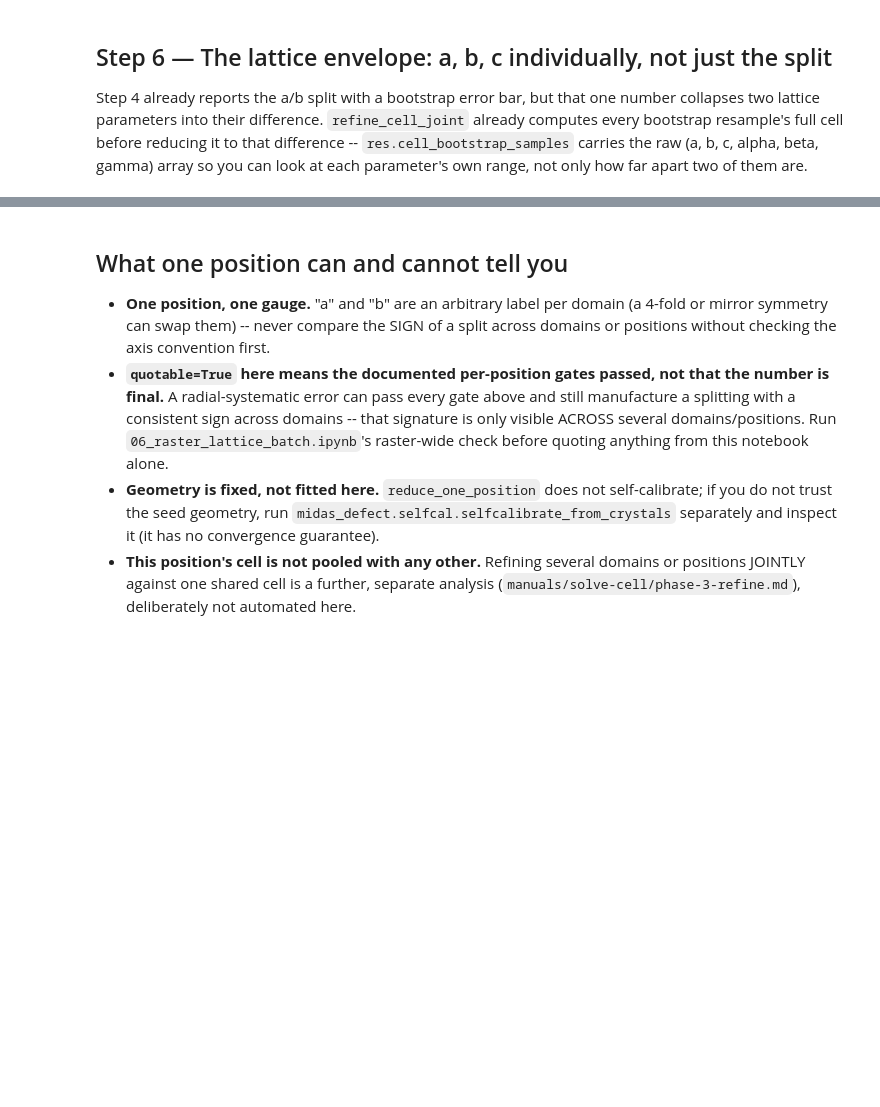
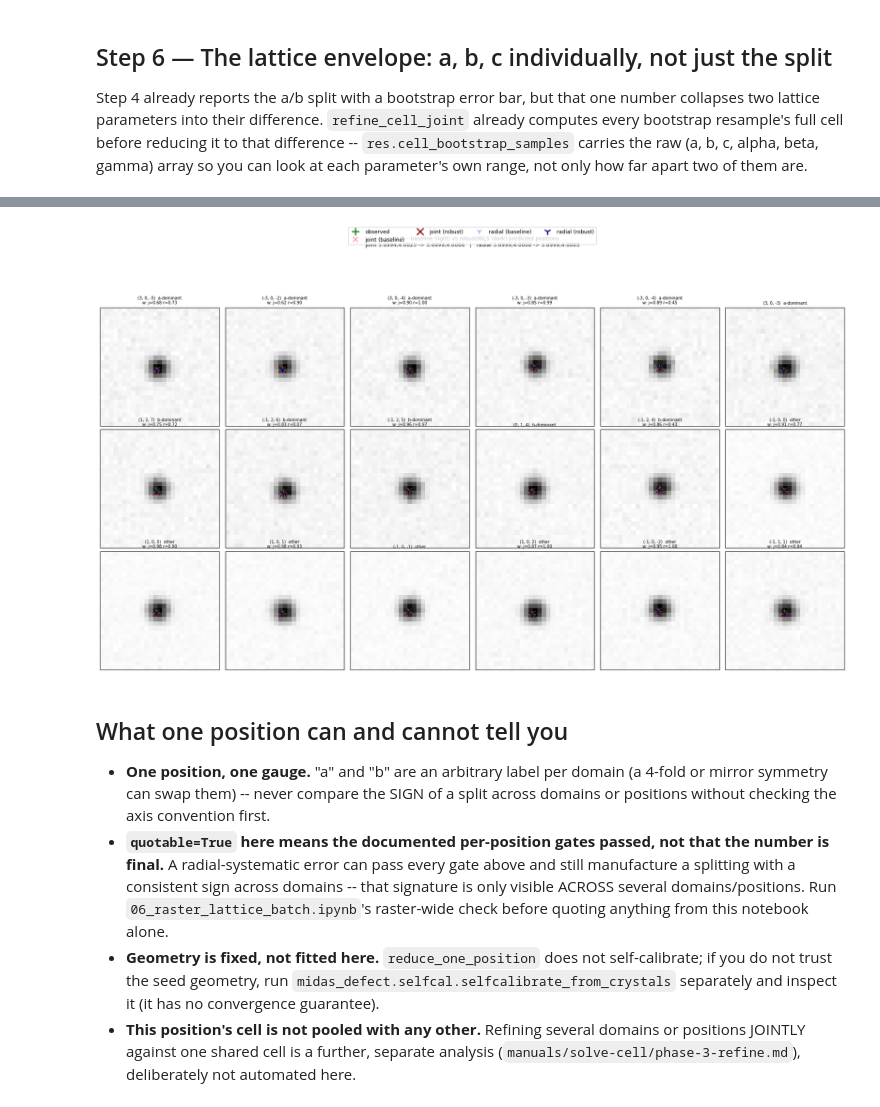
Before and after one commit to marinerhemant/MIDAS, a Jupyter notebook: packages/midas_defect/notebooks/05_raster_lattice_single_point.ipynb, the cells around one changed output, grey strips where cells are left out. Cells and saved outputs as stored; diff of their text form; code cells hidden in the pictures; blank space fills up the shorter version.

```diff
--- a/packages/midas_defect/notebooks/05_raster_lattice_single_point.ipynb
+++ b/packages/midas_defect/notebooks/05_raster_lattice_single_point.ipynb
@@ -285,0 +532,83 @@ else:
+# %%
+from midas_hkls.cell_constrained import refine_cell_joint_robust, refine_cell_radial_robust
+
+if not res.domains.domains:
+    print("No domains found at this position -- nothing to check. See res.notes.")
+else:
+    fj_rob = refine_cell_joint_robust(doms_, system="orthorhombic", cell0=SEED_CELL, two_pi=True,
+                                      n_bootstrap=2000, rng=np.random.default_rng(0))
+    fr_rob = refine_cell_radial_robust(doms_, system="orthorhombic", cell0=SEED_CELL, two_pi=True,
+                                       n_bootstrap=2000, rng=np.random.default_rng(0))
+    U_joint_rob = _rotvec_to_R(np.asarray(fj_rob.rotvecs[0]))
+    # radial never fits an orientation -- Stage A's U_radial (from Step 7) applies to
+    # the robust radial cell too, exactly as it did to the baseline one.
+
+    sj_rob, sigj_rob, zj_rob = split_with_error(fj_rob)
+    sr_rob, sigr_rob, zr_rob = split_with_error(fr_rob)
+    print(f"joint   baseline: split={sj:.3f}% +/- {sigj:.3f}pp (z={zj:.2f})")
+    print(f"joint   robust  : split={sj_rob:.3f}% +/- {sigj_rob:.3f}pp (z={zj_rob:.2f})  "
+         f"[{fj_rob.robust_n_iter} IRLS iterations]")
+    print(f"radial  baseline: split={sr:.3f}% +/- {sigr:.3f}pp (z={zr:.2f})")
+    print(f"radial  robust  : split={sr_rob:.3f}% +/- {sigr_rob:.3f}pp (z={zr_rob:.2f})  "
+         f"[{fr_rob.robust_n_iter} IRLS iterations]")
+
+    w_j, w_r = fj_rob.weights[0], fr_rob.weights[0]
+    flagged_j = [i for i in range(len(hkl_all)) if w_j[i] < 0.7]
+    flagged_r = [i for i in range(len(hkl_all)) if w_r[i] < 0.7]
+    flagged_both = sorted(set(flagged_j) & set(flagged_r))
+    print(f"\n{len(flagged_j)}/{len(hkl_all)} reflections downweighted (w<0.7) under JOINT, "
+         f"{len(flagged_r)}/{len(hkl_all)} under RADIAL, "
+         f"{len(flagged_both)} flagged by BOTH independently:")
+    for i in flagged_both:
+        print(f"  hkl={tuple(int(v) for v in hkl_all[i])!s:>16s}  w_joint={w_j[i]:.2f}  w_radial={w_r[i]:.2f}")
+    print("(joint's weights skew lower than radial's even on CLEAN data -- see the "
+         "calibration caveat in refine_cell_joint_robust's docstring; only agreement "
+         "between the two is a strong signal, a low joint-only weight on its own is not)")
+
+    half_win = 13
+    ncols, nrows = 6, 3
+    fig, axes = plt.subplots(nrows, ncols, figsize=(3.0 * ncols, 3.6 * nrows))
+    axes_flat = axes.ravel()
+    for ax, (label, i) in zip(axes_flat, selection):
+        hk = tuple(int(v) for v in hkl_all[i])
+        row_o, col_o, frame_o = row_obs_all[i], col_obs_all[i], frame_obs_all[i]
+        half_frames = max(3, int(np.ceil(n_frames_obs_all[i] / 2)) + 2)
+        f_lo = max(0, int(round(frame_o)) - half_frames)
+        f_hi = min(frames.shape[0], int(round(frame_o)) + half_frames + 1)
+        r0, c0 = int(round(row_o)), int(round(col_o))
+        r_lo, r_hi = max(0, r0 - half_win), min(frames.shape[1], r0 + half_win + 1)
+        c_lo, c_hi = max(0, c0 - half_win), min(frames.shape[2], c0 + half_win + 1)
+        patch = frames[f_lo:f_hi, r_lo:r_hi, c_lo:c_hi].astype(float).max(axis=0)
+        ax.imshow(patch, origin="lower", cmap="gray_r", extent=[c_lo, c_hi, r_lo, r_hi],
+                 vmax=max(patch.max(), 1))
+        ax.plot(col_o, row_o, "g+", ms=13, mew=2.0, label="observed")
+
+        pj0 = predict_pixel_for_hkl(fj.cell, U_joint, hk, frame_o)
+        pj1 = predict_pixel_for_hkl(fj_rob.cell, U_joint_rob, hk, frame_o)
+        pr0 = predict_pixel_for_hkl(fr.cell, U_radial, hk, frame_o)
+        pr1 = predict_pixel_for_hkl(fr_rob.cell, U_radial, hk, frame_o)
+        if pj0 is not None:
+            ax.plot(pj0[1], pj0[0], "x", color="salmon", ms=8, mew=1.4, alpha=0.85, label="joint (baseline)")
+        if pj1 is not None:
+            ax.plot(pj1[1], pj1[0], "x", color="darkred", ms=11, mew=2.0, label="joint (robust)")
+        if pr0 is not None:
+            ax.plot(pr0[1], pr0[0], "1", color="cornflowerblue", ms=9, mew=1.4, alpha=0.85, label="radial (baseline)")
+        if pr1 is not None:
+            ax.plot(pr1[1], pr1[0], "1", color="darkblue", ms=12, mew=2.0, label="radial (robust)")
+
+        wtag = ""
+        if w_j[i] < 0.99 or w_r[i] < 0.99:
+            wtag = f"\nw: j={w_j[i]:.2f} r={w_r[i]:.2f}"
+        ax.set_title(f"{hk}  {label}{wtag}", fontsize=7)
+        ax.set_xticks([]); ax.set_yticks([])
+    for ax in axes_flat[len(selection):]:
+        ax.axis("off")
+    fig.legend(*axes_flat[0].get_legend_handles_labels(), fontsize=9, loc="upper center",
+              ncol=4, bbox_to_anchor=(0.5, 1.0))
+    fig.suptitle(f"point {POINT} -- baseline (light) vs robust/IRLS (dark) predicted positions\n"
+                f"joint {fj.cell[0]:.4f},{fj.cell[1]:.4f} -> {fj_rob.cell[0]:.4f},{fj_rob.cell[1]:.4f}   |   "
+                f"radial {fr.cell[0]:.4f},{fr.cell[1]:.4f} -> {fr_rob.cell[0]:.4f},{fr_rob.cell[1]:.4f}",
+                fontsize=9, y=0.975)
+    fig.tight_layout(rect=[0, 0, 1, 0.88])
+    plt.show()
+# %% [output]
@@ -286,3 +632,4 @@ else:
+[figure, added]
 # %% [markdown]
 ## What one position can and cannot tell you
 
```
Also changed, not shown: parts of 7 cells of this notebook, 4 other files.
